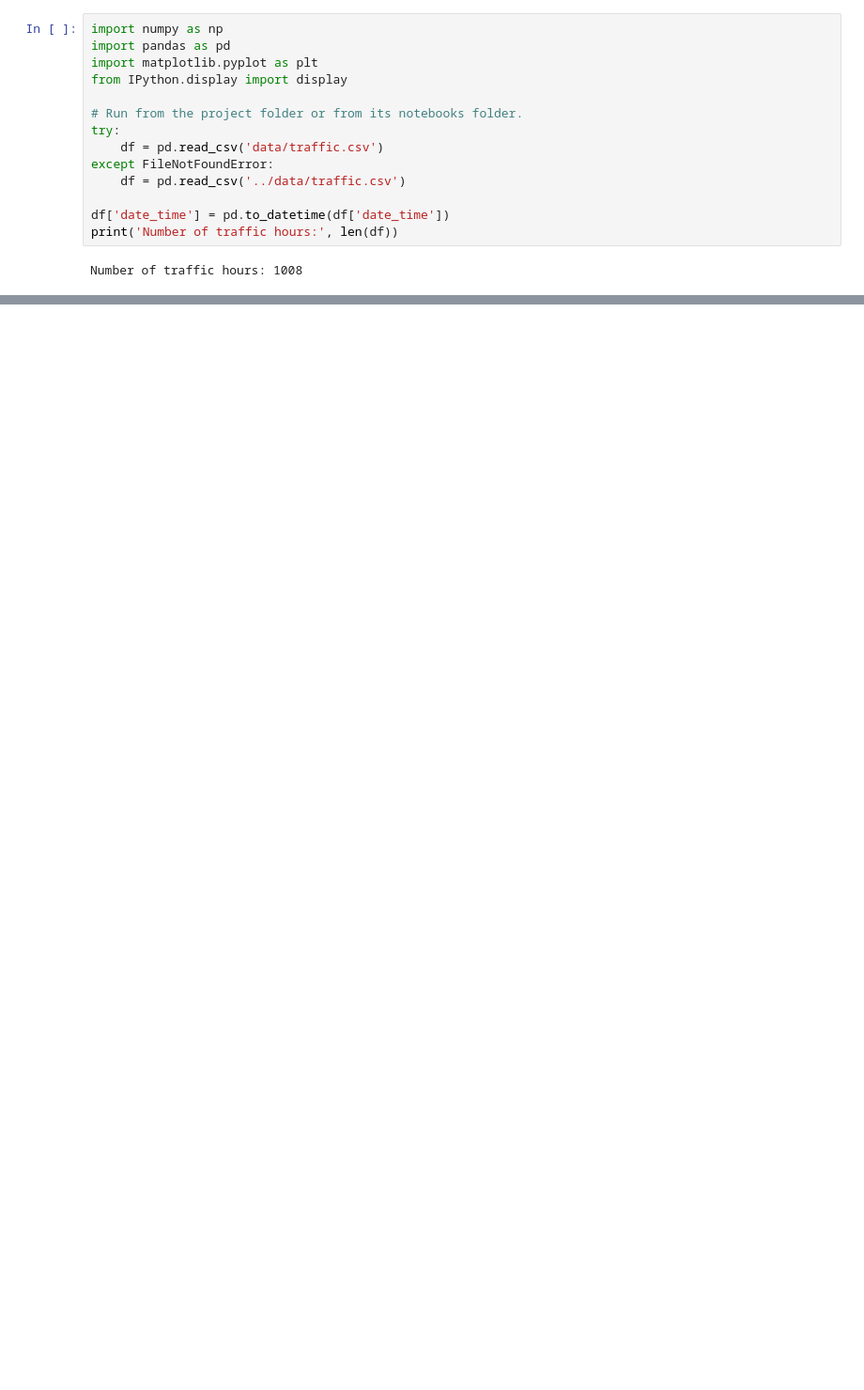
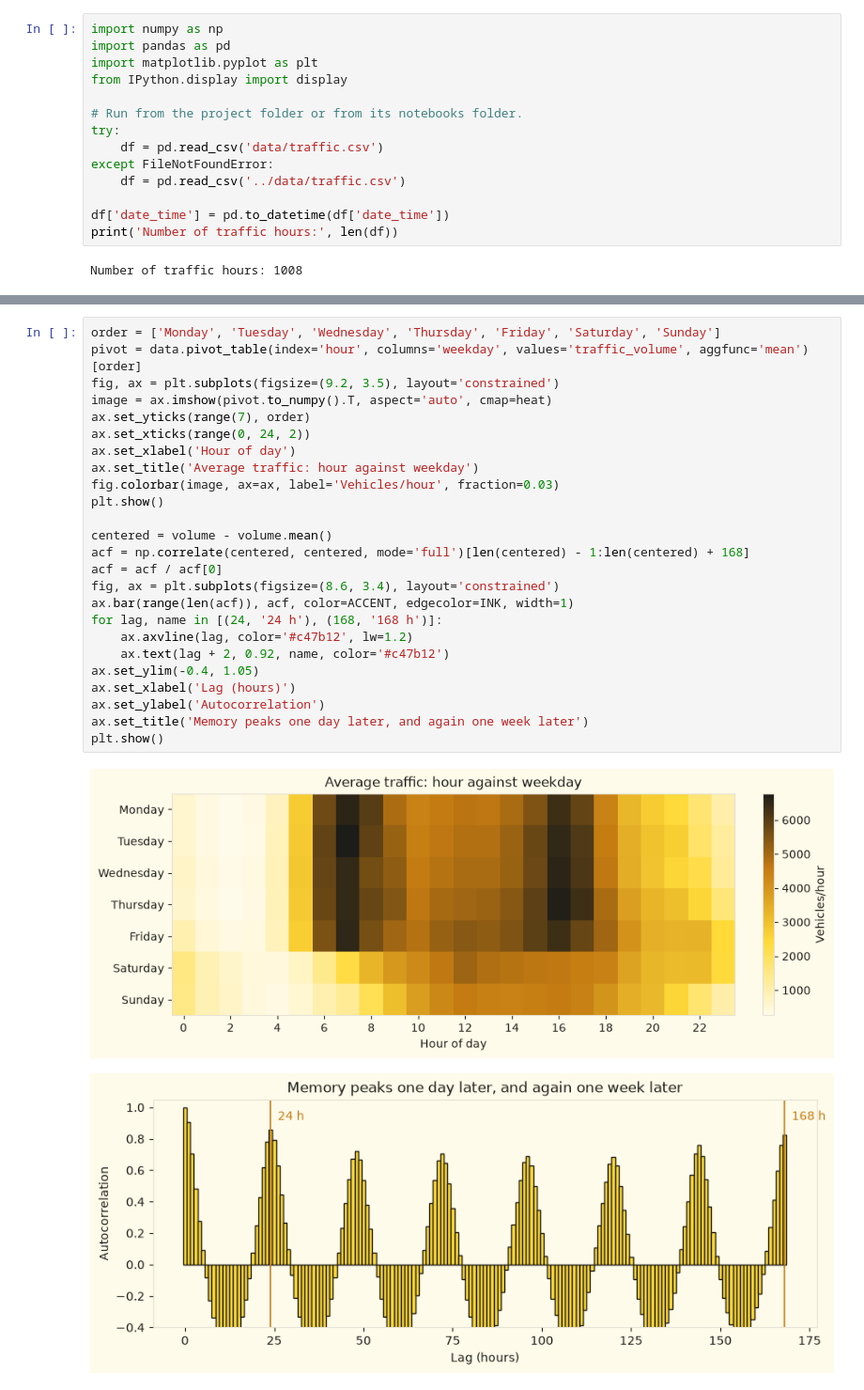
Before and after one commit to Skygazer1111/MLWeeklyProject, a Jupyter notebook: ml-lab/dist/notebooks/unit_4_hidden_markov_models.ipynb, the cells around one changed output, grey strips where cells are left out. Shown at 94% size. Cells and saved outputs as stored; diff of their text form; blank space fills up the shorter version.

```diff
--- a/ml-lab/dist/notebooks/unit_4_hidden_markov_models.ipynb
+++ b/ml-lab/dist/notebooks/unit_4_hidden_markov_models.ipynb
@@ -142,0 +128,28 @@ The hidden regime is separate from the observed traffic category: daytime does n
+# %%
+order = ['Monday', 'Tuesday', 'Wednesday', 'Thursday', 'Friday', 'Saturday', 'Sunday']
+pivot = data.pivot_table(index='hour', columns='weekday', values='traffic_volume', aggfunc='mean')[order]
+fig, ax = plt.subplots(figsize=(9.2, 3.5), layout='constrained')
+image = ax.imshow(pivot.to_numpy().T, aspect='auto', cmap=heat)
+ax.set_yticks(range(7), order)
+ax.set_xticks(range(0, 24, 2))
+ax.set_xlabel('Hour of day')
+ax.set_title('Average traffic: hour against weekday')
+fig.colorbar(image, ax=ax, label='Vehicles/hour', fraction=0.03)
+plt.show()
+
+centered = volume - volume.mean()
+acf = np.correlate(centered, centered, mode='full')[len(centered) - 1:len(centered) + 168]
+acf = acf / acf[0]
+fig, ax = plt.subplots(figsize=(8.6, 3.4), layout='constrained')
+ax.bar(range(len(acf)), acf, color=ACCENT, edgecolor=INK, width=1)
+for lag, name in [(24, '24 h'), (168, '168 h')]:
+    ax.axvline(lag, color='#c47b12', lw=1.2)
+    ax.text(lag + 2, 0.92, name, color='#c47b12')
+ax.set_ylim(-0.4, 1.05)
+ax.set_xlabel('Lag (hours)')
+ax.set_ylabel('Autocorrelation')
+ax.set_title('Memory peaks one day later, and again one week later')
+plt.show()
+# %% [output]
+[figure, added]
+[figure, added]
```
Also changed, not shown: parts of 38 cells of this notebook, 30 other files.
